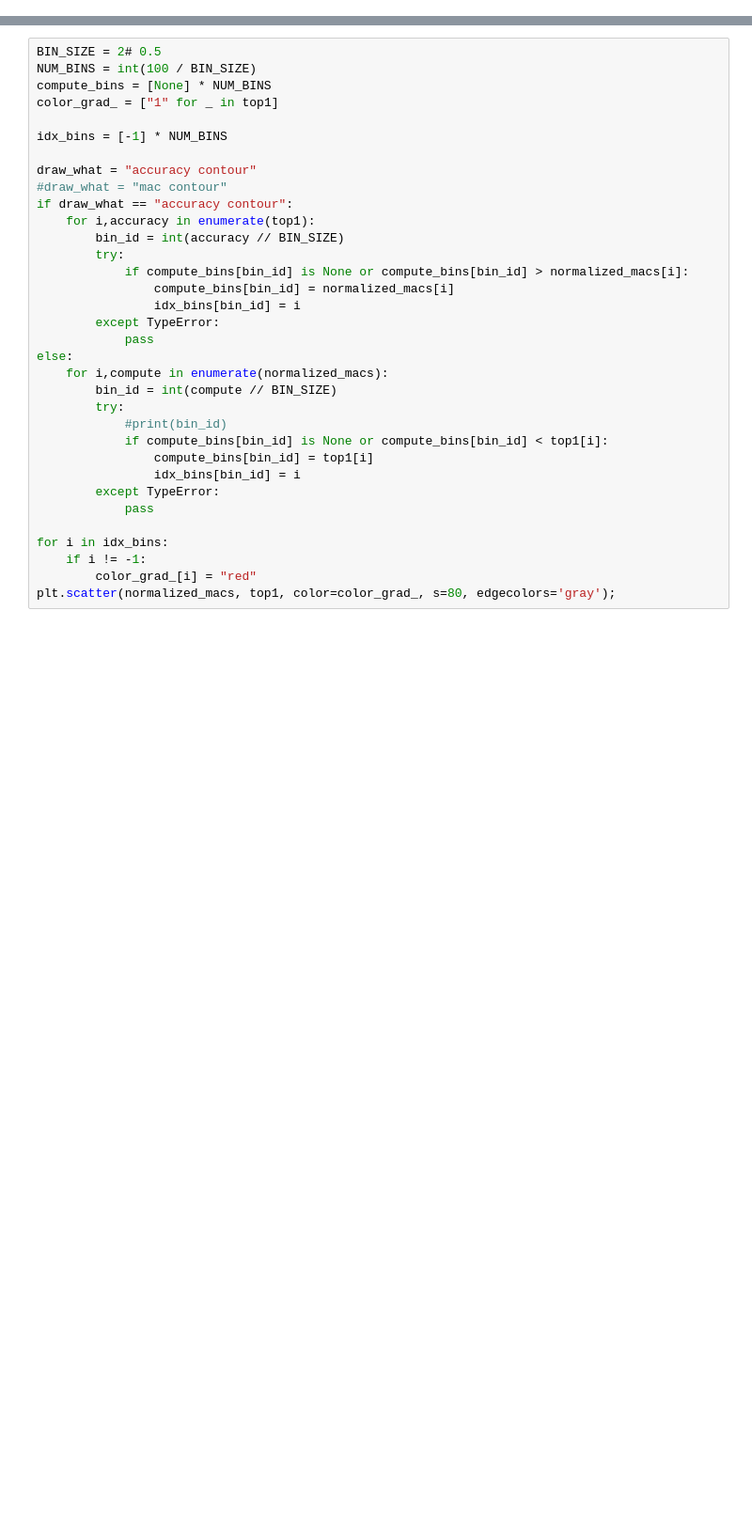
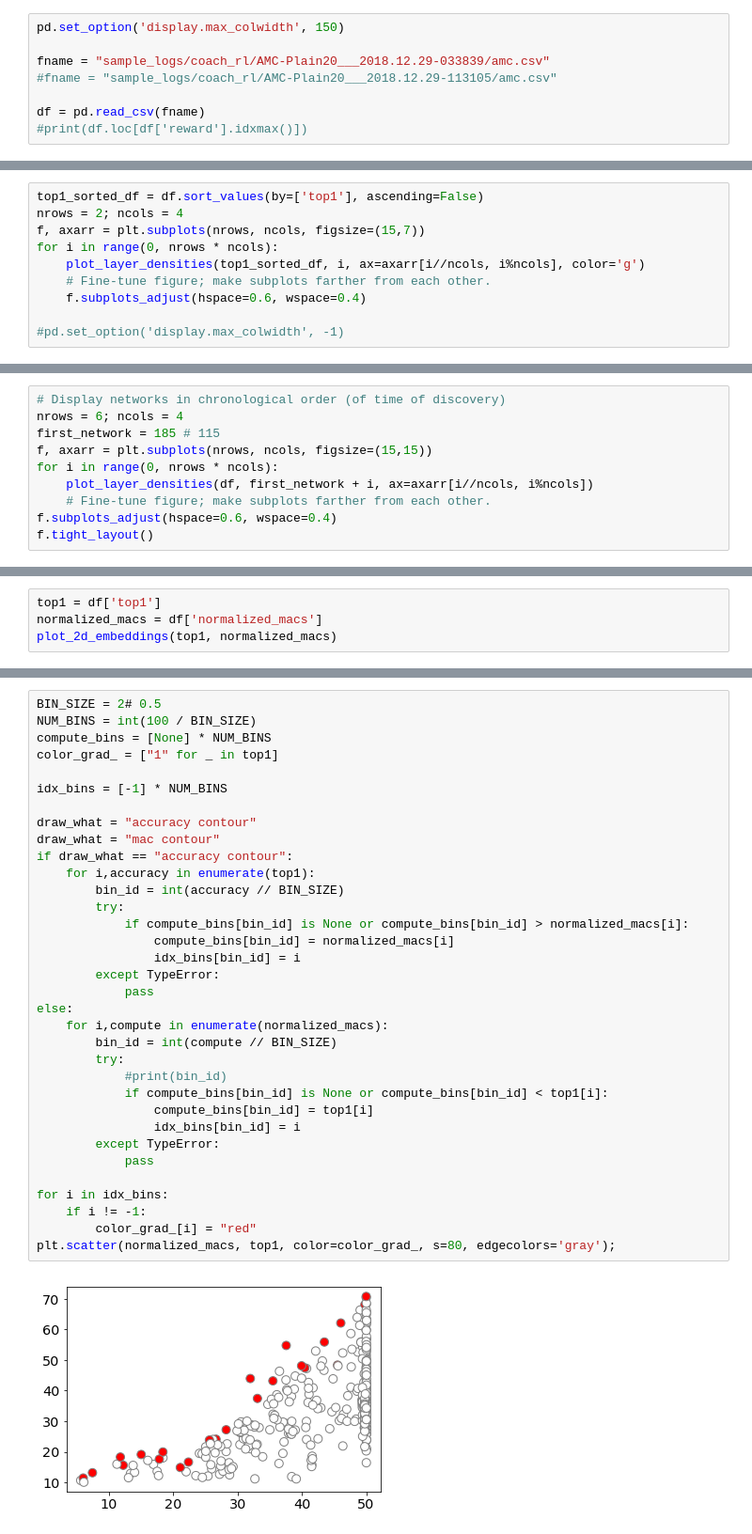
Before and after one commit to IntelLabs/distiller, a Jupyter notebook: examples/automated_deep_compression/amc-results.ipynb, the cells around one changed output, grey strips where cells are left out. Shown: that part at 94% size. Drawn from its saved outputs; the diff is of its cells as text; blank space fills up the shorter version.

```diff
--- a/examples/automated_deep_compression/amc-results.ipynb
+++ b/examples/automated_deep_compression/amc-results.ipynb
@@ -76,0 +278,8 @@ plt.scatter(normalized_macs, top1, color=color_grad, s=80, edgecolors='gray');
+# %%
+pd.set_option('display.max_colwidth', 150)
+
+fname = "sample_logs/coach_rl/AMC-Plain20___2018.12.29-033839/amc.csv"
+#fname = "sample_logs/coach_rl/AMC-Plain20___2018.12.29-113105/amc.csv"
+
+df = pd.read_csv(fname)
+#print(df.loc[df['reward'].idxmax()])
@@ -76,0 +314,10 @@ plt.scatter(normalized_macs, top1, color=color_grad, s=80, edgecolors='gray');
+# %%
+top1_sorted_df = df.sort_values(by=['top1'], ascending=False)
+nrows = 2; ncols = 4
+f, axarr = plt.subplots(nrows, ncols, figsize=(15,7))
+for i in range(0, nrows * ncols):
+    plot_layer_densities(top1_sorted_df, i, ax=axarr[i//ncols, i%ncols], color='g')
+    # Fine-tune figure; make subplots farther from each other.
+    f.subplots_adjust(hspace=0.6, wspace=0.4)
+
+#pd.set_option('display.max_colwidth', -1)
@@ -76,0 +333,10 @@ plt.scatter(normalized_macs, top1, color=color_grad, s=80, edgecolors='gray');
+# %%
+# Display networks in chronological order (of time of discovery)
+nrows = 6; ncols = 4
+first_network = 185 # 115
+f, axarr = plt.subplots(nrows, ncols, figsize=(15,15))
+for i in range(0, nrows * ncols):
+    plot_layer_densities(df, first_network + i, ax=axarr[i//ncols, i%ncols])
+    # Fine-tune figure; make subplots farther from each other.
+f.subplots_adjust(hspace=0.6, wspace=0.4)
+f.tight_layout()
@@ -76,0 +376,4 @@ plt.scatter(normalized_macs, top1, color=color_grad, s=80, edgecolors='gray');
+# %%
+top1 = df['top1']
+normalized_macs = df['normalized_macs']
+plot_2d_embeddings(top1, normalized_macs)
@@ -80,32 +387,34 @@ NUM_BINS = int(100 / BIN_SIZE)
 compute_bins = [None] * NUM_BINS
 color_grad_ = ["1" for _ in top1]
 
 idx_bins = [-1] * NUM_BINS
 
 draw_what = "accuracy contour"
-#draw_what = "mac contour"
+draw_what = "mac contour"
 if draw_what == "accuracy contour":
     for i,accuracy in enumerate(top1):
         bin_id = int(accuracy // BIN_SIZE)
         try:
             if compute_bins[bin_id] is None or compute_bins[bin_id] > normalized_macs[i]:
                 compute_bins[bin_id] = normalized_macs[i]
                 idx_bins[bin_id] = i
         except TypeError:
             pass
 else:
     for i,compute in enumerate(normalized_macs):
         bin_id = int(compute // BIN_SIZE)
         try:
             #print(bin_id)
             if compute_bins[bin_id] is None or compute_bins[bin_id] < top1[i]:
                 compute_bins[bin_id] = top1[i]
                 idx_bins[bin_id] = i
         except TypeError:
             pass
 
 for i in idx_bins:
     if i != -1:
         color_grad_[i] = "red"
 plt.scatter(normalized_macs, top1, color=color_grad_, s=80, edgecolors='gray');
+# %% [output]
+[figure, added]
 # %% [markdown]
```
Also changed, not shown: parts of 28 cells of this notebook, 32 other files.
